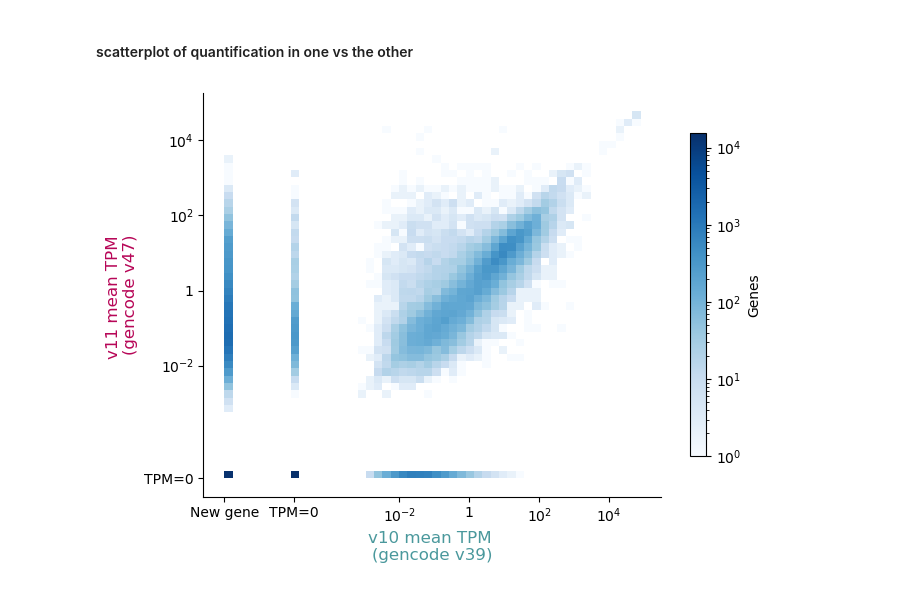
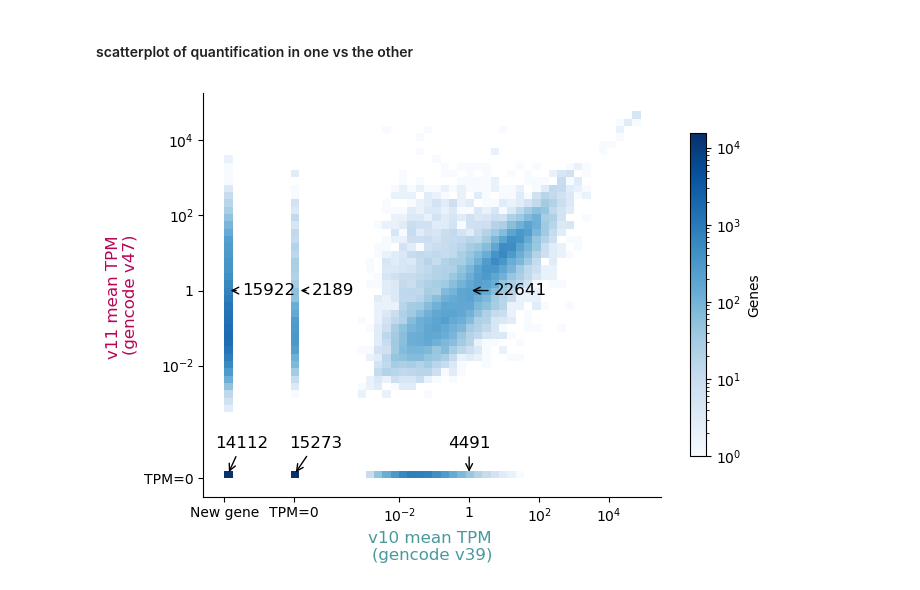
Before and after one commit to danielnachun/gtex-gencode47, a Jupyter notebook: notebooks/analyze_lncrna_quantification.ipynb, the cells around one changed output. Cells and saved outputs as stored; diff of their text form; code cells hidden in the pictures.

```diff
--- a/notebooks/analyze_lncrna_quantification.ipynb
+++ b/notebooks/analyze_lncrna_quantification.ipynb
@@ -22,7 +22,7 @@ gencode_v39_path = "/home/klawren/oak/gtex/data/references/old_gencode/gencode.v
 gencode_v47_path = "/home/klawren/oak/gtex/data/references/gencode.v47.annotation.gtf"
 
 v10_quantificaiton_path = "/home/klawren/oak/gtex/data/references/old_gencode/gene_tpm_v10_brain_caudate_basal_ganglia.gct.gz"
-v11_quantificaiton_dir = "/home/klawren/oak/gtex/test_workflow/output_kate/"
+v11_quantificaiton_dir = "/home/klawren/oak/gtex/caudate_analysis/output_coliding_tmp_dir"
 # %% [markdown]
 ### comparison of gencode annotations
 # %%
@@ -436,14 +436,42 @@ mean_tpm_combined[['tpm_v10', 'tpm_v11']] = mean_tpm_combined[['tpm_v10', 'tpm_v
 # %%
 fig, ax = plt.subplots(figsize=(7,5))
 sns.histplot(mean_tpm_combined, x='tpm_v10', y='tpm_v11', bins=50, norm=LogNorm(), vmin=None, vmax=None, cbar=True, log_scale=True, cmap=sns.color_palette("Blues", as_cmap=True), ax=ax, cbar_kws={'shrink':.8, 'label':'Genes'})
 
 ax.set_xlabel('v10 mean TPM \n(gencode v39)', color='#4a989c', fontsize=12)
 ax.set_ylabel('v11 mean TPM \n(gencode v47)', color='#b70657', fontsize=12)
 
 ax.set_xticks([1e-7, 1e-5, 1e-2, 1, 1e2, 1e4], labels=['New gene', 'TPM=0', r'$10^{-2}$', 1, r'$10^{2}$', r'$10^{4}$'])
 ax.set_yticks([1e-5, 1e-2, 1, 1e2, 1e4], labels=['TPM=0', r'$10^{-2}$', 1, r'$10^{2}$', r'$10^{4}$'])
 
 ax.spines[['top', 'right']].set_visible(False)
+
+# add labels to the number of things in each group
+ax.annotate(len(mean_tpm_combined[(mean_tpm_combined['tpm_v10']==1e-7)&(mean_tpm_combined['tpm_v11']==1e-5)]), xy=(10**(-6.9),10**(-4.9)), xytext=(10**(-6.5), 10**(-4.2)),
+             arrowprops=dict(facecolor='grey', arrowstyle='->'),
+             fontsize=12, horizontalalignment='center')
+
+ax.annotate(len(mean_tpm_combined[(mean_tpm_combined['tpm_v10']==1e-5)&(mean_tpm_combined['tpm_v11']==1e-5)]), xy=(10**(-5),10**(-4.9)), xytext=(10**(-4.4), 10**(-4.2)),
+             arrowprops=dict(facecolor='grey', arrowstyle='->'),
+             fontsize=12, horizontalalignment='center')
+
+
+ax.annotate(len(mean_tpm_combined[(mean_tpm_combined['tpm_v10']>1e-5)&(mean_tpm_combined['tpm_v11']==1e-5)]), xy=(1,10**(-4.9)), xytext=(1, 10**(-4.2)),
+             arrowprops=dict(facecolor='grey', arrowstyle='->'),
+             fontsize=12, horizontalalignment='center')
+
+ax.annotate(len(mean_tpm_combined[(mean_tpm_combined['tpm_v10']==1e-7)&(mean_tpm_combined['tpm_v11']>1e-5)]), xy=(10**(-6.9),1), xytext=(10**(-6.5),1),
+             arrowprops=dict(facecolor='grey', arrowstyle='->'),
+             fontsize=12, verticalalignment='center')
+
+ax.annotate(len(mean_tpm_combined[(mean_tpm_combined['tpm_v10']==1e-5)&(mean_tpm_combined['tpm_v11']>1e-5)]), xy=(10**(-4.9),1), xytext=(10**(-4.5),1),
+             arrowprops=dict(facecolor='grey', arrowstyle='->'),
+             fontsize=12, verticalalignment='center')
+
+ax.annotate(len(mean_tpm_combined[(mean_tpm_combined['tpm_v10']>1e-5)&(mean_tpm_combined['tpm_v11']>1e-5)]), xy=(1,1), xytext=(5,1),
+             arrowprops=dict(facecolor='grey', arrowstyle='->'),
+             fontsize=12, verticalalignment='center')
+
+
 fig.tight_layout()
 # %% [output]
-[figure, old version]
+[figure, new version]
```
Also changed, not shown: parts of 2 cells of this notebook, 38 other files.
